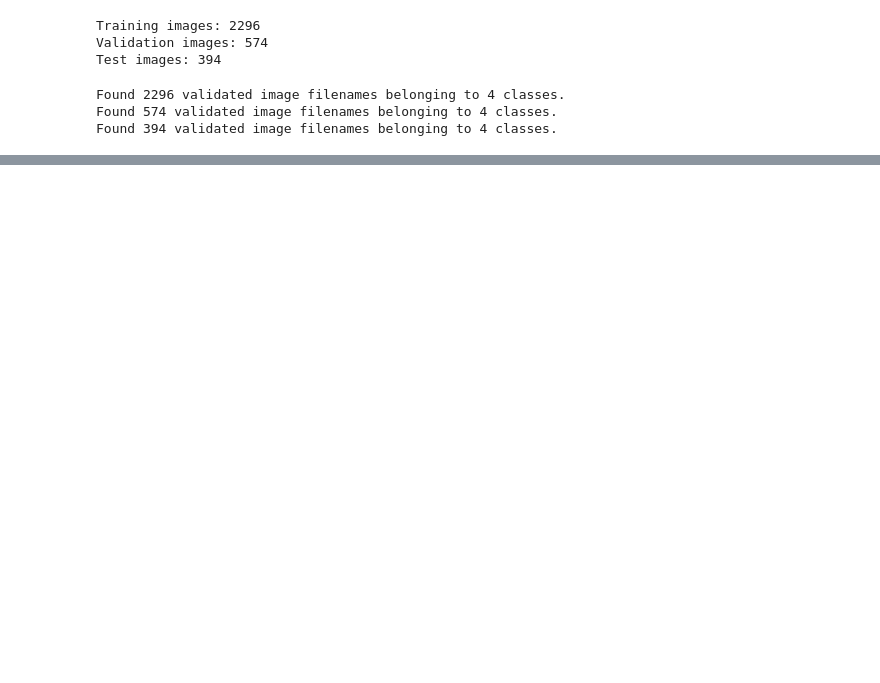
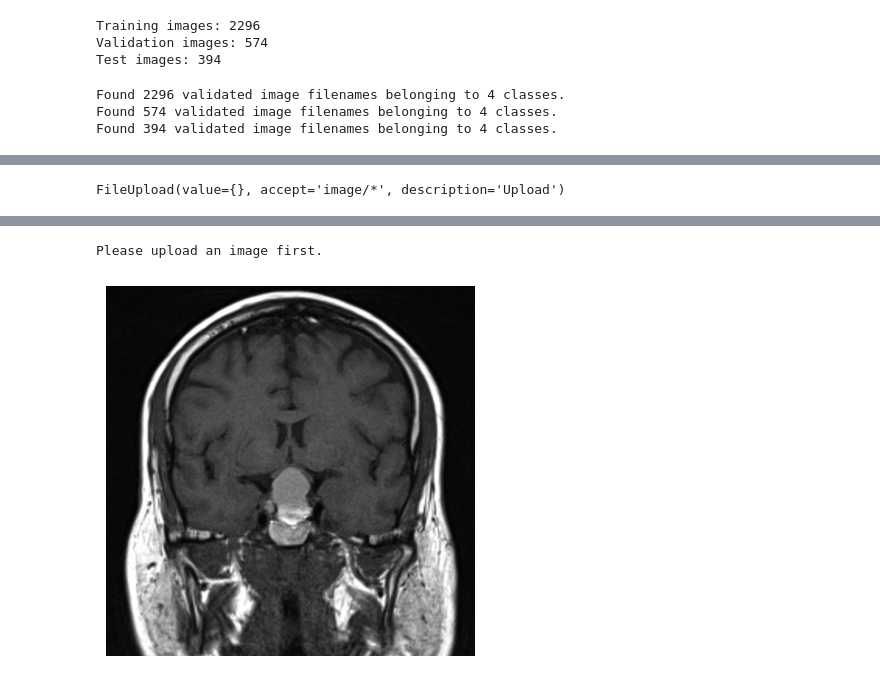
Before and after one commit to NikethnaSri-AI/Aanseaa_Technologies_Internship, a Jupyter notebook: Task 3 - CNN/transfer_learning.ipynb, the cells around one changed output, grey strips where cells are left out. Cells and saved outputs as stored; diff of their text form; code cells hidden in the pictures; blank space fills up the shorter version.

```diff
--- a/Task 3 - CNN/transfer_learning.ipynb
+++ b/Task 3 - CNN/transfer_learning.ipynb
@@ -230,0 +266,41 @@ plt.show()
+# %%
+from PIL import Image
+import io
+import ipywidgets as widgets
+from IPython.display import display
+
+def img_pred(upload):
+    for name, file_info in upload.value.items():
+        img = Image.open(io.BytesIO(file_info['content']))
+        plt.imshow(img)
+        plt.axis('off')
+        plt.show()
+        img = img.convert('RGB')
+        img = img.resize((150, 150))
+        img_array = img_to_array(img)
+        img_array = np.expand_dims(img_array, axis=0) / 255.0
+        prediction_scores = model.predict(img_array)
+        predicted_index = np.argmax(prediction_scores, axis=1)[0]
+        class_labels = list(test_generator.class_indices.keys())
+        prediction = class_labels[predicted_index]
+        confidence = np.max(prediction_scores) * 100
+        print(f"The Model predicts that it is: {prediction}")
+        print(f"Confidence: {confidence:.2f}%")
+
+uploader = widgets.FileUpload(
+    accept='image/*',
+    multiple=False
+)
+
+display(uploader)
+predict_button = widgets.Button(description="Predict")
+display(predict_button)
+
+def on_predict_button_clicked(b):
+    if uploader.value:
+        img_pred(uploader)
+    else:
+        print("Please upload an image first.")
+predict_button.on_click(on_predict_button_clicked)
+# %% [output]
+FileUpload(value={}, accept='image/*', description='Upload')
@@ -230,0 +308,2 @@ plt.show()
+Please upload an image first.
+[figure, added]
```
Also changed, not shown: parts of 14 cells of this notebook.
